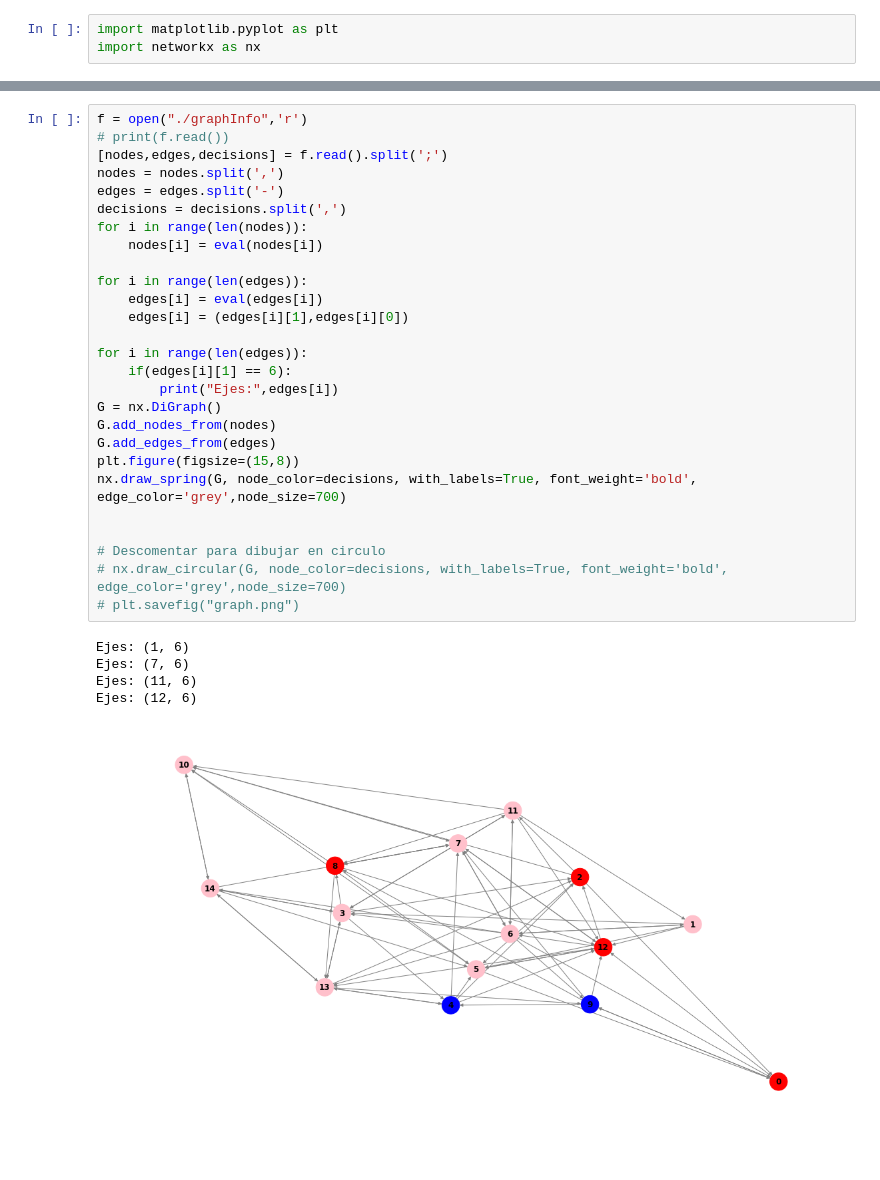
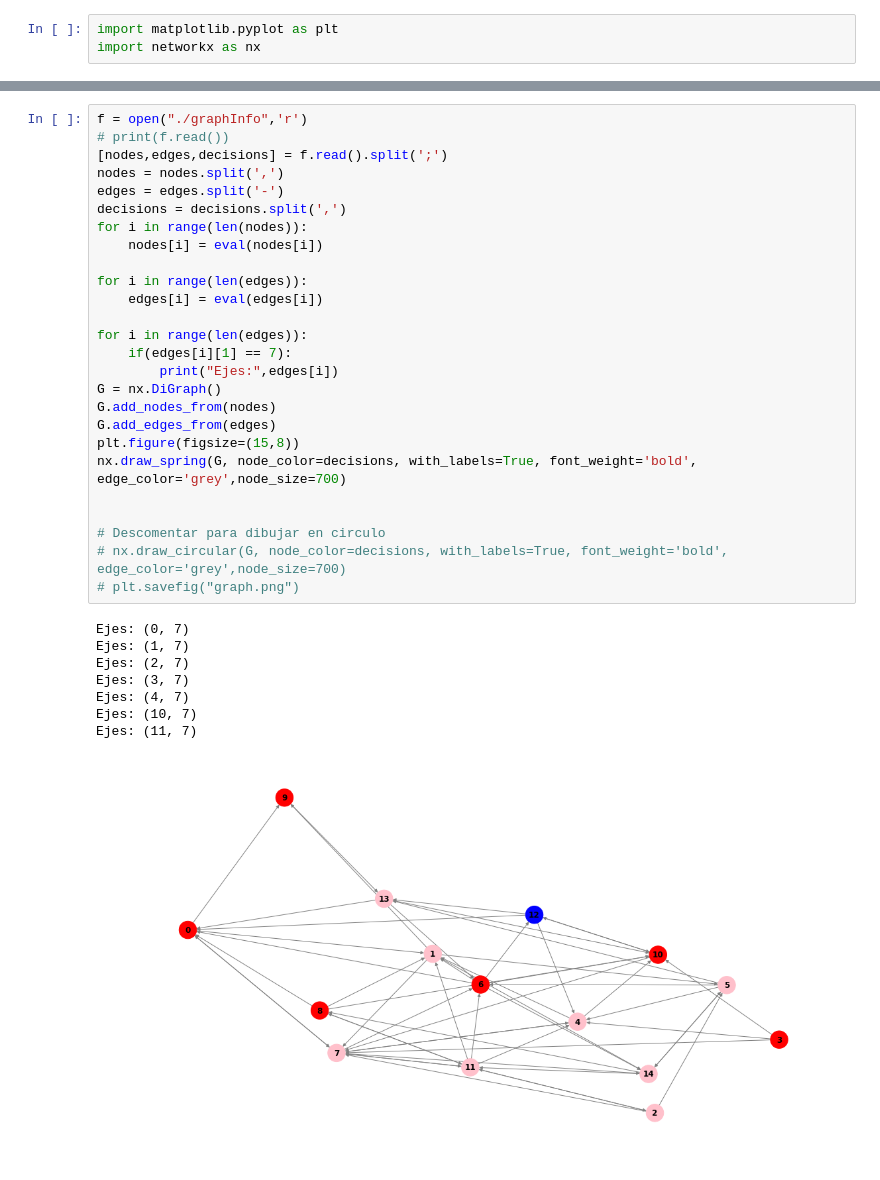
Before and after one commit to miguelalche/graph_information_cascades, a Jupyter notebook: Experimentacion.ipynb, the cells around one changed output, grey strips where cells are left out. Saved outputs shown, nothing was run; the diff lists cells and outputs as text.

```diff
--- a/Experimentacion.ipynb
+++ b/Experimentacion.ipynb
@@ -114,33 +114,35 @@ Number of nodes who changed opinion towards the crowd:  2
 # %%
 f = open("./graphInfo",'r')
 # print(f.read())
 [nodes,edges,decisions] = f.read().split(';')
 nodes = nodes.split(',')
 edges = edges.split('-')
 decisions = decisions.split(',')
 for i in range(len(nodes)):
     nodes[i] = eval(nodes[i])
 
 for i in range(len(edges)):
     edges[i] = eval(edges[i])
-    edges[i] = (edges[i][1],edges[i][0])
 
 for i in range(len(edges)):
-    if(edges[i][1] == 6):
+    if(edges[i][1] == 7):
         print("Ejes:",edges[i])
 G = nx.DiGraph()
 G.add_nodes_from(nodes)
 G.add_edges_from(edges)
 plt.figure(figsize=(15,8))
 nx.draw_spring(G, node_color=decisions, with_labels=True, font_weight='bold', edge_color='grey',node_size=700)
 
 
 # Descomentar para dibujar en circulo
 # nx.draw_circular(G, node_color=decisions, with_labels=True, font_weight='bold', edge_color='grey',node_size=700)
 # plt.savefig("graph.png")
 # %% [output]
-Ejes: (1, 6)
-Ejes: (7, 6)
-Ejes: (11, 6)
-Ejes: (12, 6)
+Ejes: (0, 7)
+Ejes: (1, 7)
+Ejes: (2, 7)
+Ejes: (3, 7)
+Ejes: (4, 7)
+Ejes: (10, 7)
+Ejes: (11, 7)
-[figure, old version]
+[figure, new version]
```
Also changed, not shown: parts of 3 cells of this notebook, 4 other files.
